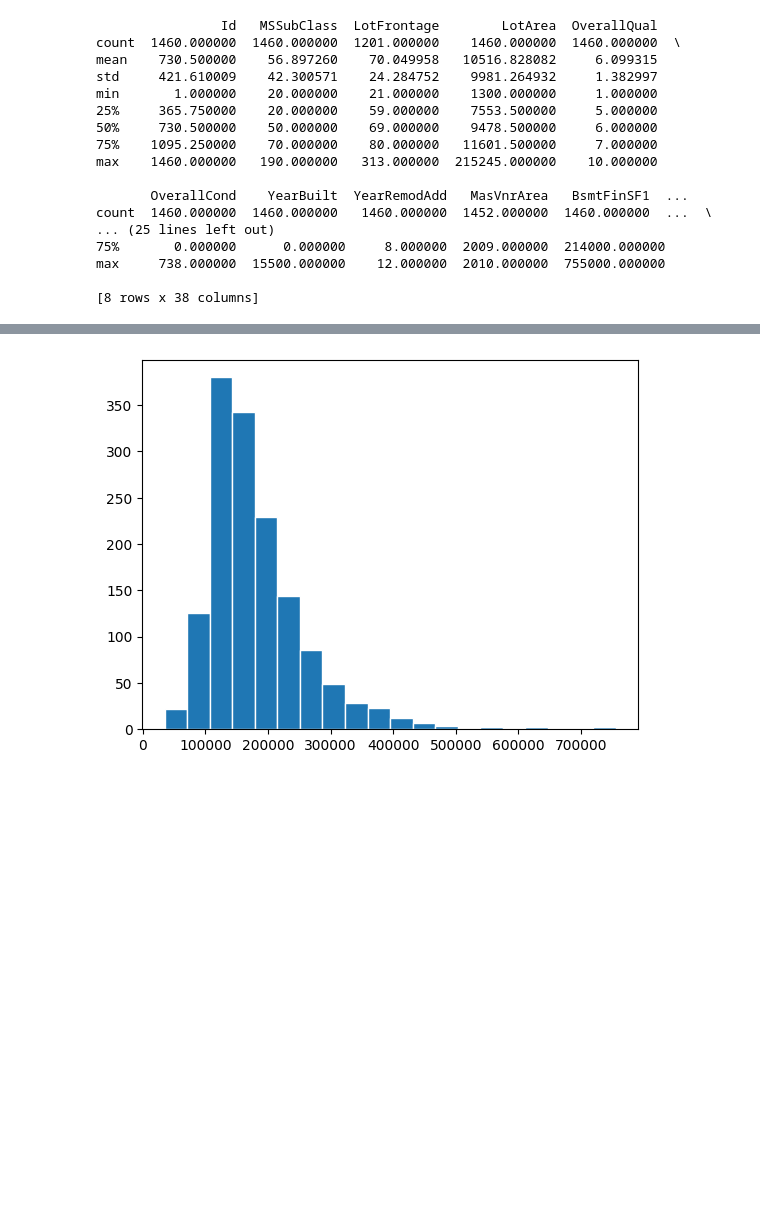
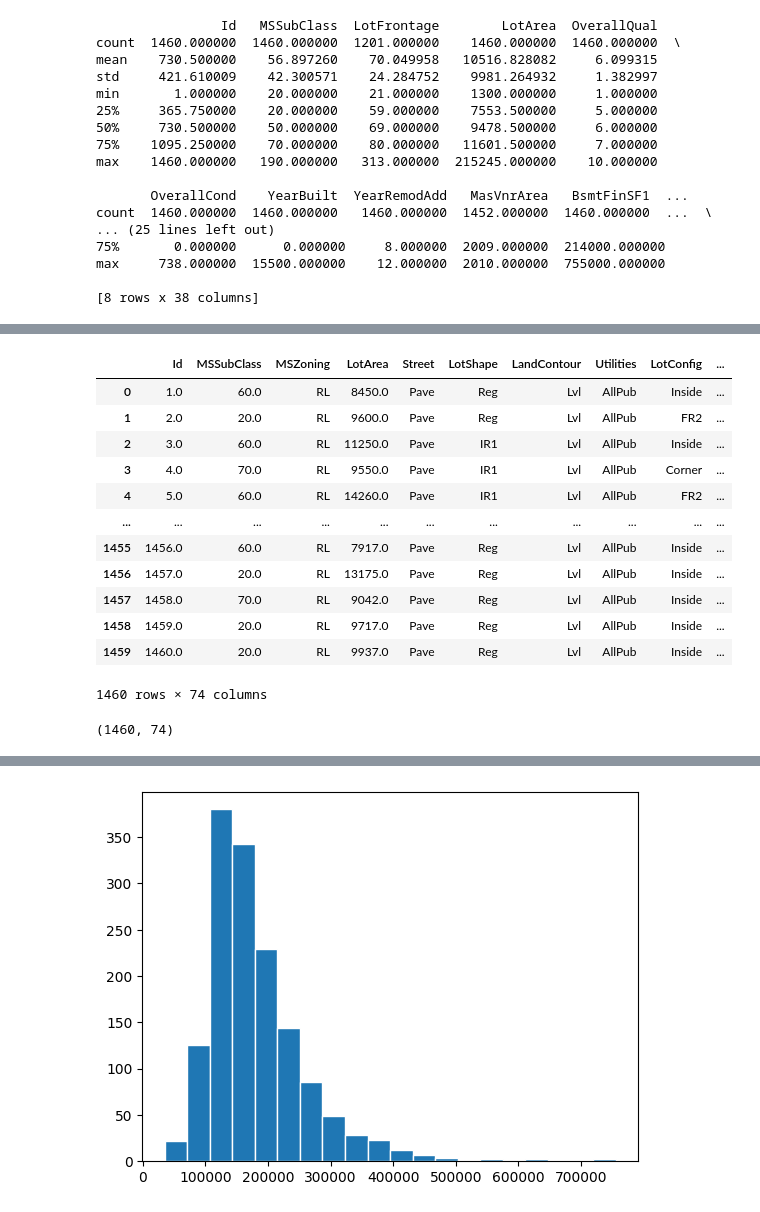
Before and after one commit to sumitmg/house-prices-advanced-regression-techniques, a Jupyter notebook: model_code.ipynb, the cells around one changed output, grey strips where cells are left out. Saved outputs shown, nothing was run; the diff lists cells and outputs as text; code cells hidden in the pictures; blank space fills up the shorter version.

```diff
--- a/model_code.ipynb
+++ b/model_code.ipynb
@@ -128,3 +143,23 @@ df_raw_data = df_raw_data.loc[:, ~df_raw_data.columns.isin(remove_columns)]
+# %%
+df_raw_data
+# %% [output]
+|  | Id | MSSubClass | MSZoning | LotArea | Street | LotShape | LandContour | Utilities | LotConfig | ... |
+| 0 | 1.0 | 60.0 | RL | 8450.0 | Pave | Reg | Lvl | AllPub | Inside | ... |
+| 1 | 2.0 | 20.0 | RL | 9600.0 | Pave | Reg | Lvl | AllPub | FR2 | ... |
+| 2 | 3.0 | 60.0 | RL | 11250.0 | Pave | IR1 | Lvl | AllPub | Inside | ... |
+| 3 | 4.0 | 70.0 | RL | 9550.0 | Pave | IR1 | Lvl | AllPub | Corner | ... |
+| 4 | 5.0 | 60.0 | RL | 14260.0 | Pave | IR1 | Lvl | AllPub | FR2 | ... |
+| ... | ... | ... | ... | ... | ... | ... | ... | ... | ... | ... |
+| 1455 | 1456.0 | 60.0 | RL | 7917.0 | Pave | Reg | Lvl | AllPub | Inside | ... |
+| 1456 | 1457.0 | 20.0 | RL | 13175.0 | Pave | Reg | Lvl | AllPub | Inside | ... |
+| 1457 | 1458.0 | 70.0 | RL | 9042.0 | Pave | Reg | Lvl | AllPub | Inside | ... |
+| 1458 | 1459.0 | 20.0 | RL | 9717.0 | Pave | Reg | Lvl | AllPub | Inside | ... |
+| 1459 | 1460.0 | 20.0 | RL | 9937.0 | Pave | Reg | Lvl | AllPub | Inside | ... |
+1460 rows × 74 columns
+# %%
+df_raw_data.shape
+# %% [output]
+(1460, 74)
 # %%
 df_raw_data.columns
 # %% [output]
```
Also changed, not shown: parts of 48 cells of this notebook, 2 other files.
